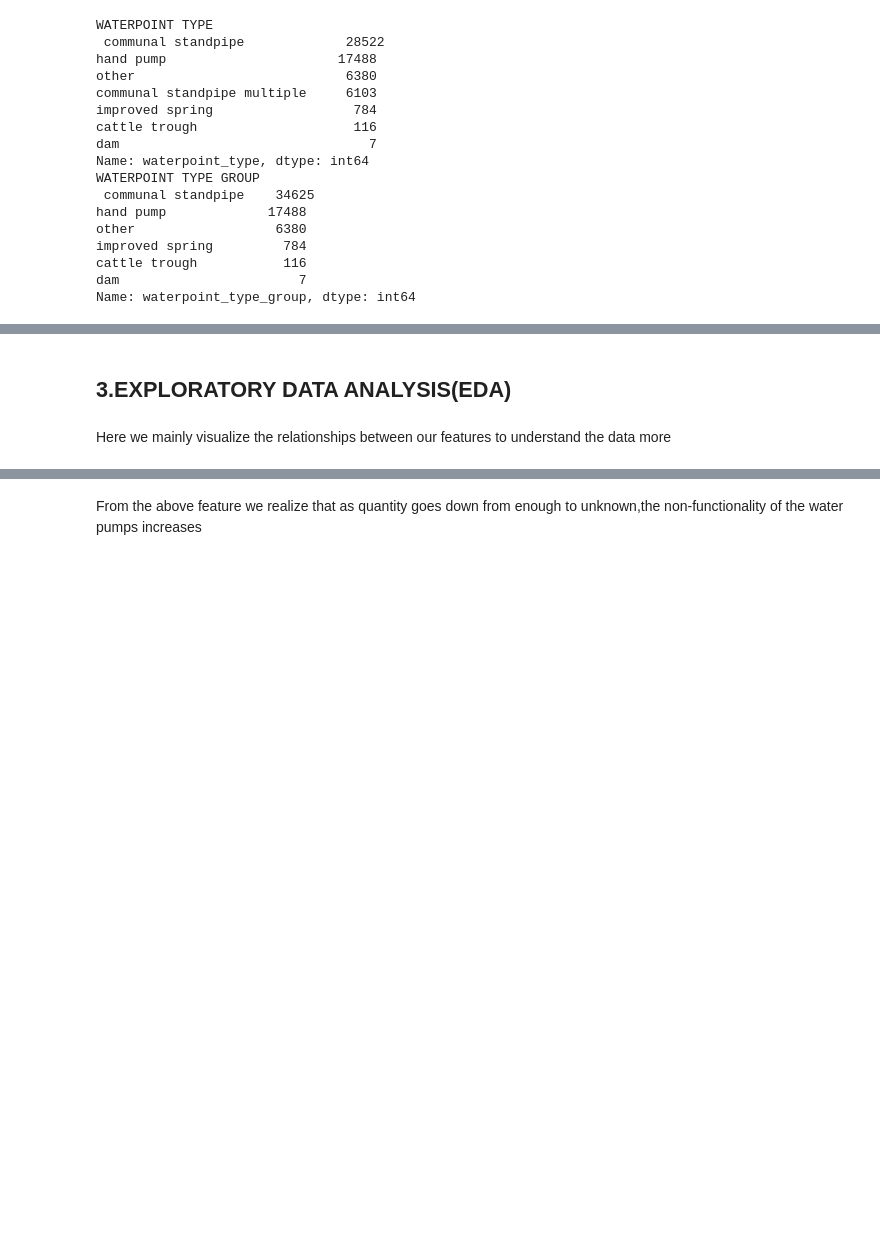
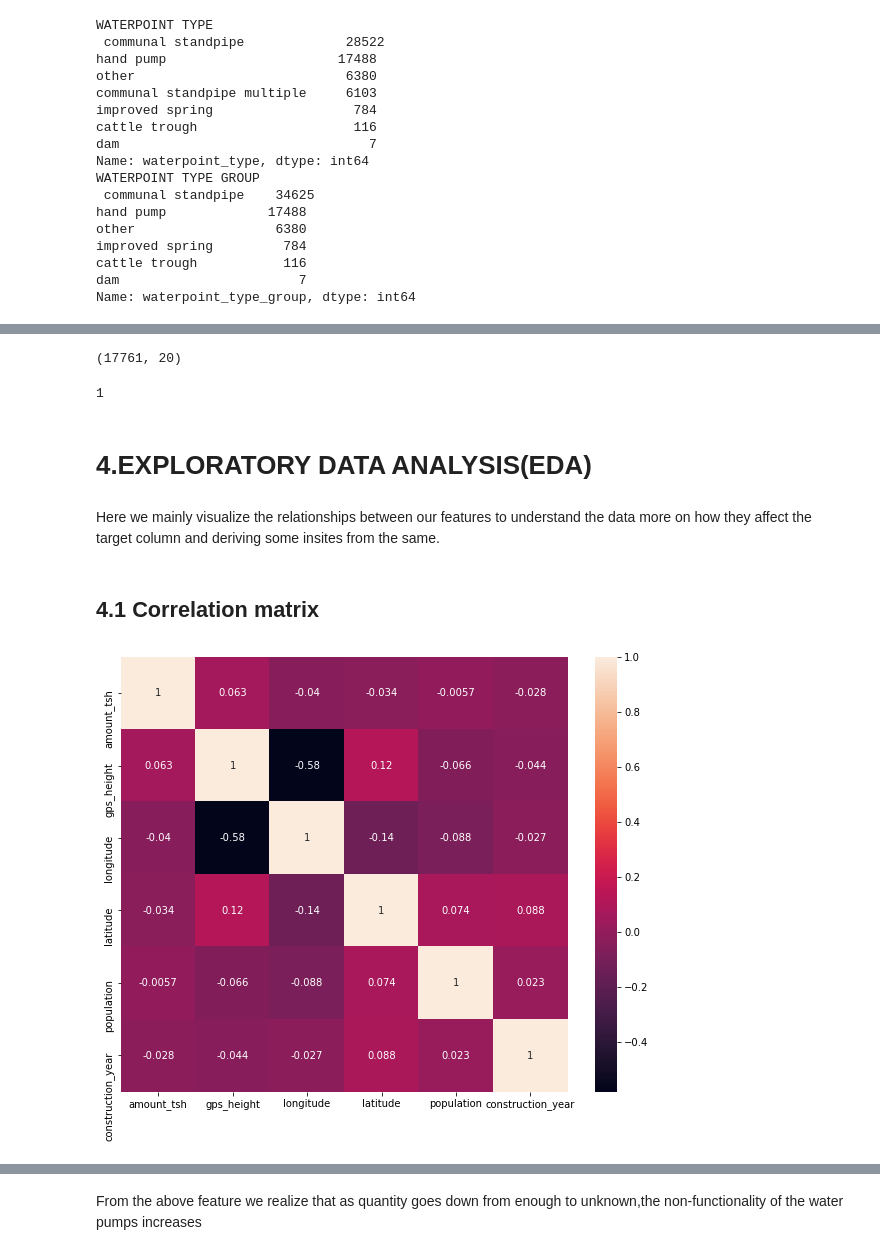
Before and after one commit to eltonmwema/Tanzania-Water-Wells-Classification, a Jupyter notebook: Tanzania water wells project-checkpoint.ipynb, the cells around one changed output, grey strips where cells are left out. Cells and saved outputs as stored; diff of their text form; code cells hidden in the pictures; blank space fills up the shorter version.

```diff
--- a/Tanzania water wells project-checkpoint.ipynb
+++ b/Tanzania water wells project-checkpoint.ipynb
@@ -521,4 +531,27 @@ Length: 17761, dtype: bool
+# %%
+#We check on the shape to determine of the rows were dropped
+
+df.shape
+# %% [output]
+(17761, 20)
+# %%
+#We use the .duplicated() method to check on whether there are duplicated columns.If sum is true,
+#then we have duplicated columns else we are clear.
+
+df.duplicated().sum()
+# %% [output]
+1
 # %% [markdown]
-## 3.EXPLORATORY DATA ANALYSIS(EDA)
+# 4.EXPLORATORY DATA ANALYSIS(EDA)
 # %% [markdown]
-Here we mainly visualize the relationships between our features to understand the data more
+Here we mainly visualize the relationships between our features to understand the data more on how they affect the target column and deriving some insites from the same.
+# %% [markdown]
+## 4.1 Correlation matrix
+# %%
+#Here we plot a correlation matrix using seaborn to evaluate how much the features are correlated
+#cor = df.corr()
+fig, ax = plt.subplots(figsize = (10,8))
+sns.heatmap(df.corr(), annot=True)
+plt.show()
+# %% [output]
+[figure, added]
```
Also changed, not shown: parts of 87 cells of this notebook, 1 other file.
